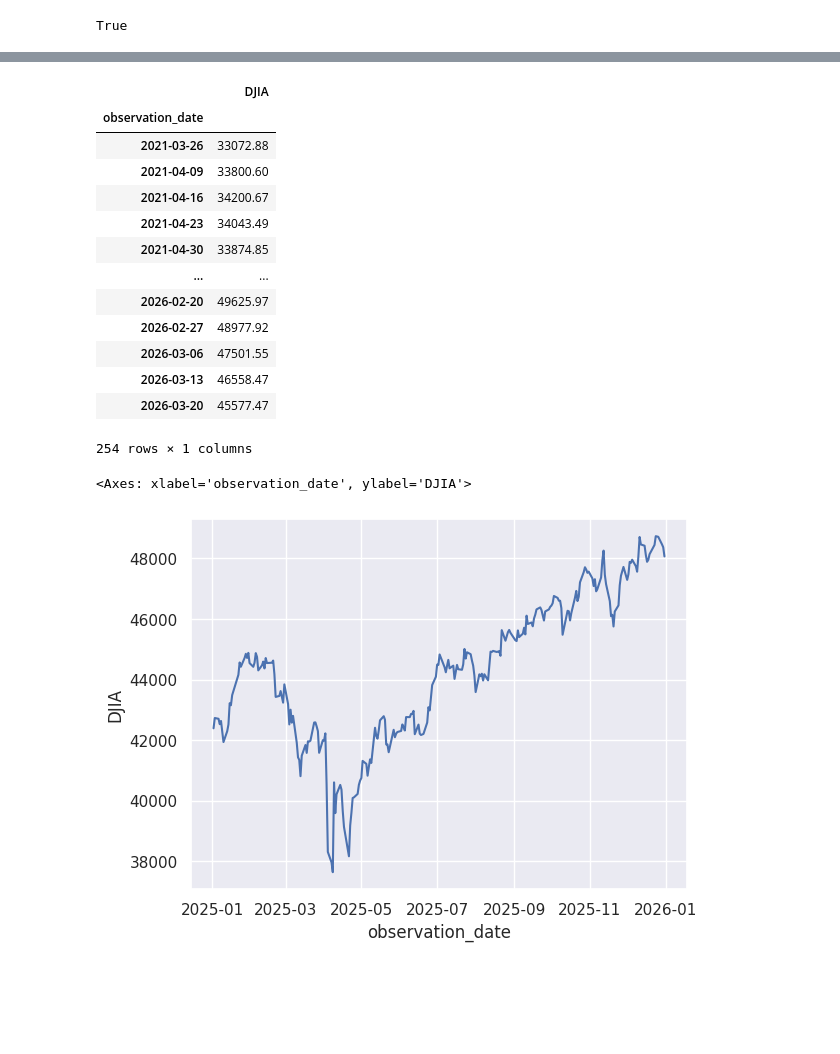
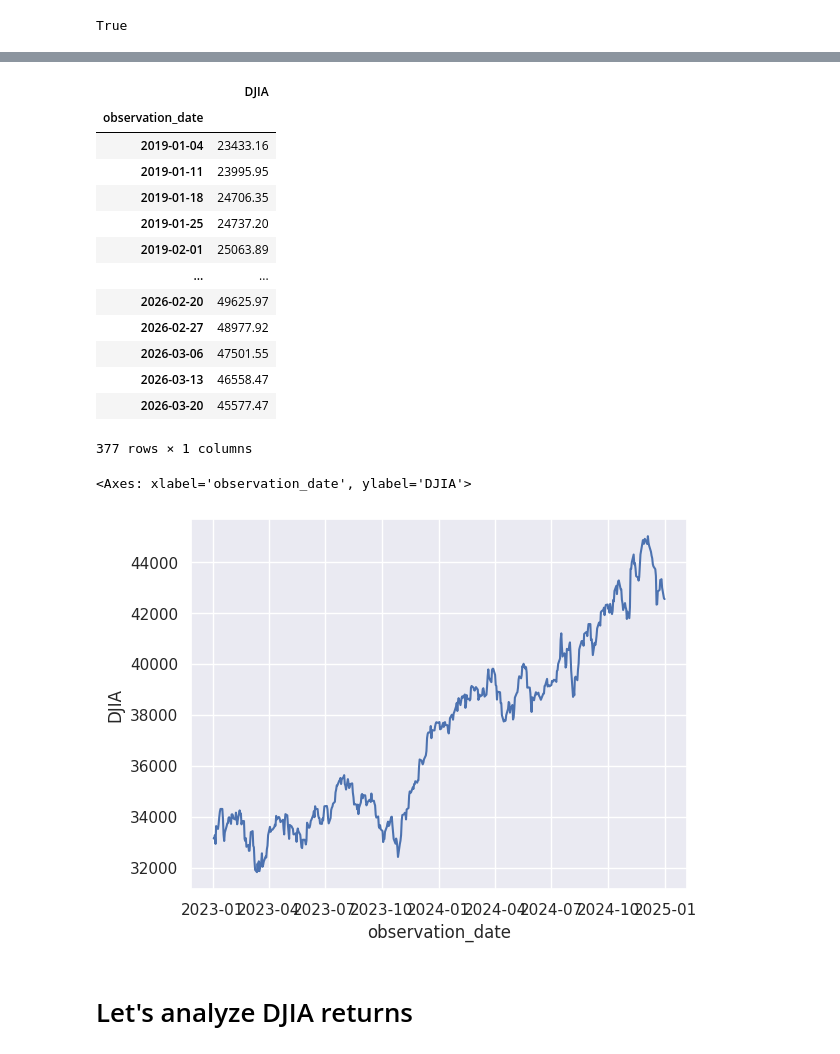
Before and after one commit to andredebuisne/data-analytics, a Jupyter notebook: DowJonesAnalysis.ipynb, the cells around one changed output, grey strips where cells are left out. Saved outputs shown, nothing was run; the diff lists cells and outputs as text; code cells hidden in the pictures; blank space fills up the shorter version.

Commit message:
Added a first analysis of the index

```diff
--- a/DowJonesAnalysis.ipynb
+++ b/DowJonesAnalysis.ipynb
@@ -5,7 +5,7 @@ We download the latest FRED DJIA data from https://fred.stlouisfed.org/series/DJ
 # %% [markdown]
 ## Fetching the data
 # %%
-URL = "https://fred.stlouisfed.org/graph/fredgraph.csv?bgcolor=%23ebf3fb&chart_type=line&drp=0&fo=open%20sans&graph_bgcolor=%23ffffff&height=450&mode=fred&recession_bars=on&txtcolor=%23444444&ts=12&tts=12&width=1320&nt=0&thu=0&trc=0&show_legend=yes&show_axis_titles=yes&show_tooltip=yes&id=DJIA&scale=left&cosd=2021-03-23&coed=2026-03-23&line_color=%230073e6&link_values=false&line_style=solid&mark_type=none&mw=3&lw=3&ost=-99999&oet=99999&mma=0&fml=a&fq=Daily%2C%20Close&fam=avg&fgst=lin&fgsnd=2020-02-01&line_index=1&transformation=lin&vintage_date=2026-03-24&revision_date=2026-03-24&nd=2016-03-24"
+URL = "https://fred.stlouisfed.org/graph/fredgraph.csv?bgcolor=%23ebf3fb&chart_type=line&drp=0&fo=open%20sans&graph_bgcolor=%23ffffff&height=450&mode=fred&recession_bars=on&txtcolor=%23444444&ts=12&tts=12&width=1320&nt=0&thu=0&trc=0&show_legend=yes&show_axis_titles=yes&show_tooltip=yes&id=DJIA&scale=left&cosd=2019-01-01&coed=2026-03-23&line_color=%230073e6&link_values=false&line_style=solid&mark_type=none&mw=3&lw=3&ost=-99999&oet=99999&mma=0&fml=a&fq=Daily%2C%20Close&fam=avg&fgst=lin&fgsnd=2020-02-01&line_index=1&transformation=lin&vintage_date=2026-03-24&revision_date=2026-03-24&nd=2016-03-24"
 # %%
 import pandas as pd
 
@@ -66,0 +83,2 @@ ax.set(
+# %%
+df['DJIA'] = df['DJIA'].ffill()
@@ -69,3 +107,6 @@ ax.set(
+# %%
+# We can Forward Fill our column DJIA by using the latest valid value
+df["DJIA"] = df["DJIA"].ffill()
 # %%
 print(len(df))
 print(len(df.dropna(axis=0, how='any')))
@@ -218,20 +253,22 @@ df[df.index.day_of_week == 4]
 # %% [output]
 |  | DJIA |
 | observation_date |  |
-| 2021-03-26 | 33072.88 |
-| 2021-04-09 | 33800.60 |
-| 2021-04-16 | 34200.67 |
-| 2021-04-23 | 34043.49 |
-| 2021-04-30 | 33874.85 |
+| 2019-01-04 | 23433.16 |
+| 2019-01-11 | 23995.95 |
+| 2019-01-18 | 24706.35 |
+| 2019-01-25 | 24737.20 |
+| 2019-02-01 | 25063.89 |
 | ... | ... |
 | 2026-02-20 | 49625.97 |
 | 2026-02-27 | 48977.92 |
 | 2026-03-06 | 47501.55 |
 | 2026-03-13 | 46558.47 |
 | 2026-03-20 | 45577.47 |
-254 rows × 1 columns
+377 rows × 1 columns
 # %%
-sns.lineplot(df.loc["2025"], x=df.loc["2025"].index, y="DJIA")
+sns.lineplot(df.loc["2023":"2024"], x=df.loc["2023":"2024"].index, y="DJIA")
 # %% [output]
 <Axes: xlabel='observation_date', ylabel='DJIA'>
-[figure, old version]
+[figure, new version]
+# %% [markdown]
+# Let's analyze DJIA returns
```
Also changed, not shown: parts of 28 cells of this notebook.
